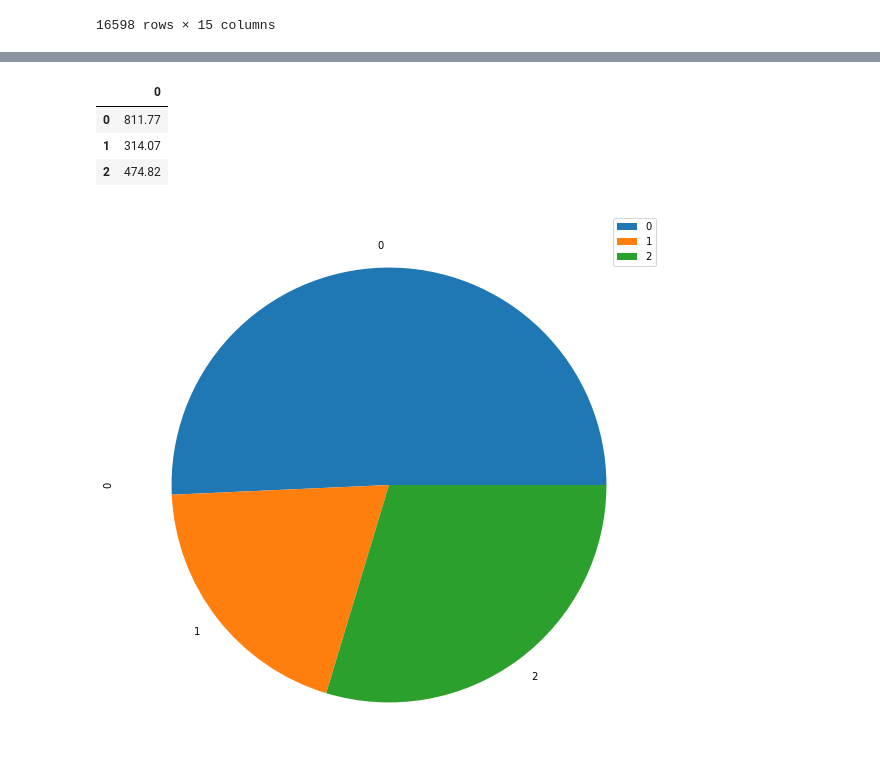
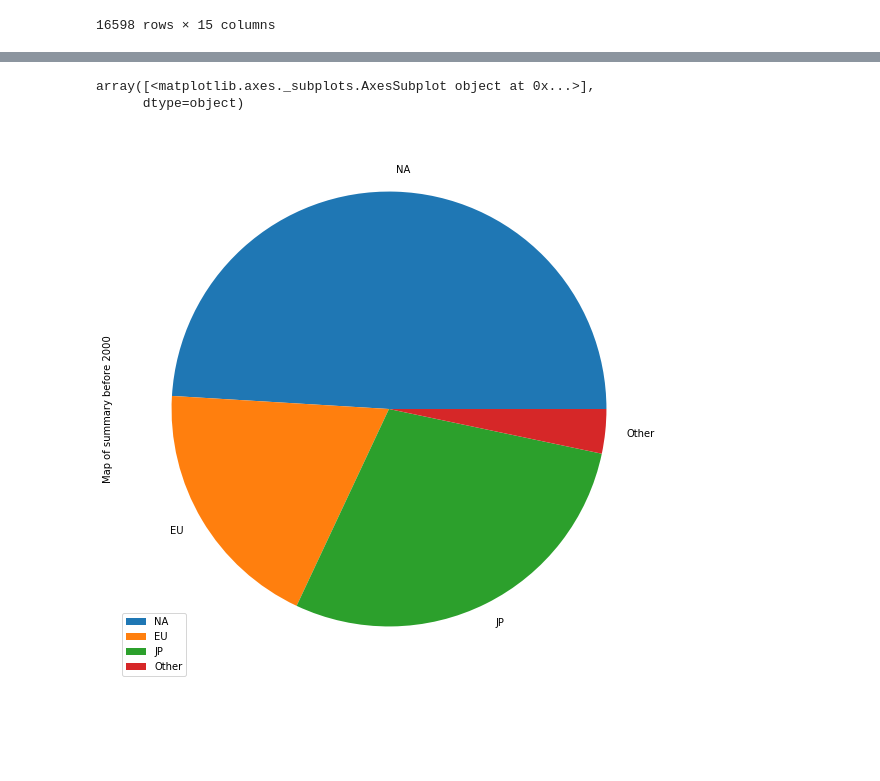
Before and after one commit to egorserdyuk/ASU-Datascience, a Jupyter notebook: Games/games.ipynb, the cells around one changed output, grey strips where cells are left out. Saved outputs shown, nothing was run; the diff lists cells and outputs as text; code cells hidden in the pictures; blank space fills up the shorter version.

```diff
--- a/Games/games.ipynb
+++ b/Games/games.ipynb
@@ -135,12 +136,11 @@ array([<matplotlib.axes._subplots.AxesSubplot object at 0x...>,
 # %%
-df3 = pd.DataFrame([df_b2['NA_Sales'].sum(), df_b2['EU_Sales'].sum(), df_b2['JP_Sales'].sum()])
-# df3 = df_b2['EU_Sales'].sum()
-# df3 = df_b2['JP_Sales'].sum()
+df3 = pd.DataFrame([df_b2['NA_Sales'].sum(), df_b2['EU_Sales'].sum(), df_b2['JP_Sales'].sum(), df_b2['Other_Sales'].sum()])
+
+df3 = df3.rename({0:'NA', 1:'EU', 2:'JP', 3:'Other'})
+df3 = df3.rename(columns={0:'Map of summary before 2000'})
+
 df3.plot.pie(subplots=True, legend=True, figsize=(10,10))
-df3
 # %% [output]
-|  | 0 |
-| 0 | 811.77 |
-| 1 | 314.07 |
-| 2 | 474.82 |
+array([<matplotlib.axes._subplots.AxesSubplot object at 0x...>],
+      dtype=object)
-[figure, old version]
+[figure, new version]
```
Also changed, not shown: parts of 2 cells of this notebook.
